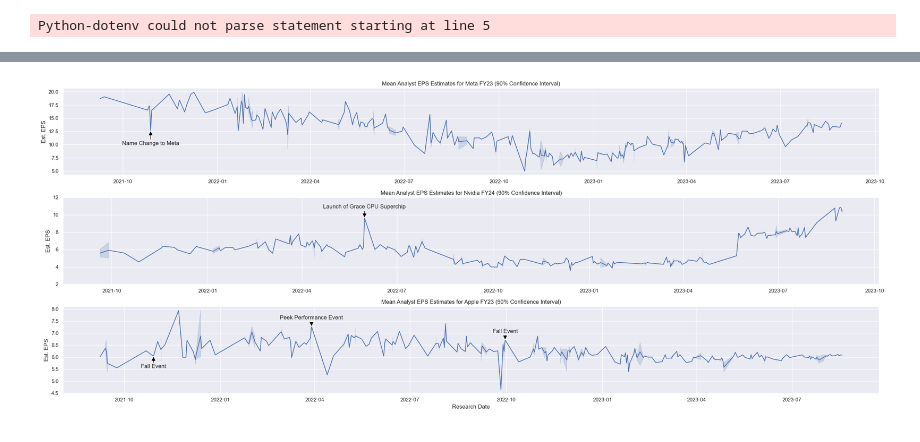
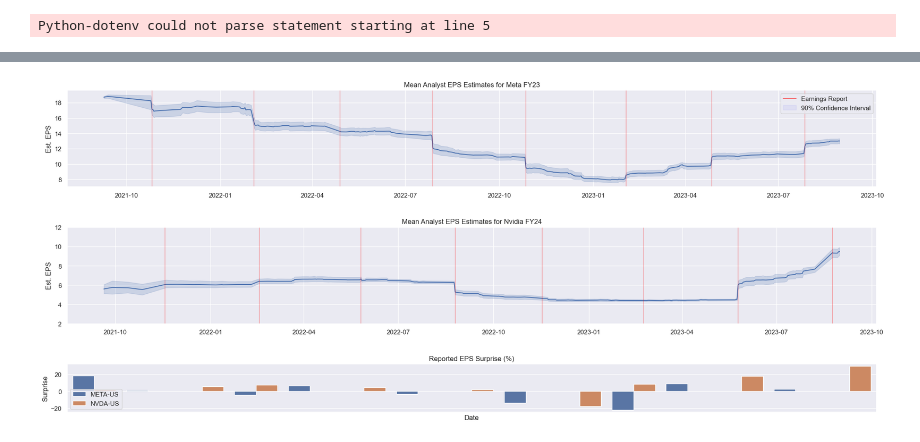
Before and after one commit to nurciuoli/FdsPy, a Jupyter notebook: analysis/Broker Estimates/Broker Estimates - The Mangificant Seven Analysis.ipynb, the cells around one changed output, grey strips where cells are left out. Drawn from its saved outputs; the diff is of its cells as text; code cells hidden in the pictures.

Commit message:
updated charts

```diff
--- a/analysis/Broker Estimates/Broker Estimates - The Mangificant Seven Analysis.ipynb
+++ b/analysis/Broker Estimates/Broker Estimates - The Mangificant Seven Analysis.ipynb
@@ -18,6 +18,8 @@ req = qe.calculate(universe = univ, dates = time_series,formulas = ["FE_BROKER_E
                                            "FE_BROKER_ESTIMATE(SNAP,EPS,PREV_VALUE,ANN,+1,#DATE,,'WIN=31,AWIN=1D,ESTDATE=INPUT')",
                                         "FE_BROKER_ESTIMATE_DATE(SNAP,EPS,INPUTDATETIME,ANN,+1,'YYYYMMDD',#DATE,,'AWIN=1D,ESTDATE=INPUT,WIN=31')",
                                         "FE_BROKER_ESTIMATE(SNAP,EPS,AN_ENTITY_ID,ANN,+1,#DATE,,',AWIN=1D,ESTDATE=INPUT,WIN=31,')",
+                                        "FE_ESTIMATE_DATE(RPT_DATE,,QTR_ROLL,+1,'YYYYMMDD',#DATE,,,'')",
+                                        "FE_SURPRISE(PERCENT,EPS,MEAN,QTR_ROLL,0,#DATE,,,'')",
                                         "P_PRICE_RETURNS(1,20220831,#DATE,RANGE,USD)"],
                                         source = 'FqlExpression',
                                         is_array_return_type=True)
@@ -36,4 +26,5 @@ df.head()
 # %%
+df = req.data.rename(columns={'UNIVERSE':"Ticker"}).set_index("Ticker")
 df= df.rename(columns = {"FE_BROKER_ESTIMATE(SNAP,EPS,BKR_NAME,ANN_ROLL,+1,#DATE,,',AWIN=1D,ESTDATE=INPUT,WIN=31,')":"Broker Name",
                      "FE_BROKER_ESTIMATE(SNAP,EPS,AN_NAME,ANN,+1,#DATE,,'WIN=31,AWIN=1D,ESTDATE=INPUT,')":'Analyst Name',
                     "FE_BROKER_ESTIMATE(SNAP,EPS,EST_VALUE,ANN,+1,#DATE,,'WIN=31,AWIN=1D,ESTDATE=INPUT')":"EST_EPS_FY1",
@@ -41,21 +32,21 @@ df= df.rename(columns = {"FE_BROKER_ESTIMATE(SNAP,EPS,BKR_NAME,ANN_ROLL,+1,#DATE
                     "FE_BROKER_ESTIMATE_DATE(SNAP,EPS,INPUTDATETIME,ANN,+1,'YYYYMMDD',#DATE,,'AWIN=1D,ESTDATE=INPUT,WIN=31')":'Research Date',
                     "FE_BROKER_ESTIMATE(SNAP,EPS,AN_ENTITY_ID,ANN,+1,#DATE,,',AWIN=1D,ESTDATE=INPUT,WIN=31,')":"Analyst ID",
                     "P_PRICE_RETURNS(1,20220831,#DATE,RANGE,USD)":"Cumulative Return",
+                    "FE_ESTIMATE_DATE(RPT_DATE,,QTR_ROLL,+1,'YYYYMMDD',#DATE,,,'')":'Report Date',
+                    "FE_SURPRISE(PERCENT,EPS,MEAN,QTR_ROLL,0,#DATE,,,'')":"Surprise",
                     "DATE":'Date'
                     })
 
-df['Date'] = pd.to_datetime(df['Date'])
-
+df['Date'] = pd.to_datetime(df['Date']).apply(lambda x:x.strftime("%m/%d/%Y"))
 df['Cumulative Return']= df['Cumulative Return'].apply(lambda x:x[0])
-
-import numpy as np
+df['Report Date']= pd.to_datetime(df['Report Date'].apply(lambda x: x[0]))
+df['Surprise']= df['Surprise'].apply(lambda x: x[0]).astype(float)
 df_aapl = pd.concat([df['Analyst ID'].explode().reset_index()[['Ticker','Analyst ID']],df['Broker Name'].explode().reset_index().iloc[:,-1:],df['Analyst Name'].explode().reset_index().iloc[:,-1:],df['EST_EPS_FY1'].explode().reset_index().iloc[:,-1:],df['PREV_EST_EPS_FY1'].explode().reset_index().iloc[:,-1:],df['Research Date'].explode().reset_index().iloc[:,-1:]],axis=1)
 df_aapl['Research Date'] = pd.to_datetime(df_aapl['Research Date'])
 df_aapl = df_aapl.replace('Restricted',np.nan).replace('@NA',np.nan)
-#df_aapl.to_csv('test_audit.csv')
 df_aapl = df_aapl.groupby(['Research Date','Broker Name','Ticker']).agg({'EST_EPS_FY1':'mean'})
 
-df_aapl
+df_aapl.head()
 # %% [output]
 |  |  |  | EST_EPS_FY1 |
 | Research Date | Broker Name | Ticker |  |
@@ -97,61 +81,53 @@ plt.tight_layout()
 # %%
 import matplotlib.pyplot as plt
 import seaborn as sns
+import matplotlib.patches as mpatches
+import matplotlib.lines as mlines
+import matplotlib.dates as mdates
 sns.set_theme(style="darkgrid")
-fig,axs = plt.subplots(3,1,figsize=(25,10))
+fig,axs = plt.subplots(3,1,figsize=(25,10),gridspec_kw={'height_ratios': [2,2, 1]})
+# Create a patch for the 90% confidence interval
+confidence_patch = mpatches.Patch(color='blue', label='90% Confidence Interval',alpha =.05)
+
+# Create a line for the Quarterly Report
+line = mlines.Line2D([], [], color='red', label='Earnings Report',alpha = .5)
+
 
 df_mn = df_aapl.reset_index()[df_aapl.reset_index()['Ticker'].isin(['META-US'])].set_index(['Research Date','Broker Name','Ticker'])
-sns.lineplot(data=df_mn['EST_EPS_FY1'].unstack().ffill(limit = 12).stack().rename('EST_EPS_FY1').reset_index(), x='Research Date', y='EST_EPS_FY1',hue='Ticker', ax=axs[0])
+sns.lineplot(data=df_mn['EST_EPS_FY1'].unstack().unstack().ffill(limit = 45).stack().stack().rename('EST_EPS_FY1').reset_index(), x='Research Date', y='EST_EPS_FY1',hue='Ticker', ax=axs[0])
 
-chosen_date1 = pd.to_datetime('2021-10-28')  # example: the latest date
-chosen_y1 = df_mn.loc[chosen_date1, 'EST_EPS_FY1'].mean()  # example: the mean value on that date
-axs[0].annotate('Name Change to Meta', xy=(chosen_date1, chosen_y1), xytext=(0, -30),
-                textcoords="offset points",ha='center',
-                arrowprops=dict(facecolor='black', headwidth=10, width=2, headlength=10))
+for report_date in list(df.xs('META-US')['Report Date'].unique())[:-1]:
+    axs[0].axvline(report_date, color = 'red', label = 'Quarterly Report',alpha = .25)
 axs[0].set_xlabel('')
-axs[0].set_title('Mean Analyst EPS Estimates for Meta FY23 (90% Confidence Interval)')
+axs[0].set_title('Mean Analyst EPS Estimates for Meta FY23')
 axs[0].get_legend().remove()
 axs[0].set_ylabel('Est. EPS')
+axs[0].legend(handles=[line, confidence_patch])
 #sns.barplot(df_n.iloc[:,1].reset_index(),ax=axs[0],x='Date',y='NVDA-US')
 df_mn = df_aapl.reset_index()[df_aapl.reset_index()['Ticker'].isin(['NVDA-US'])].set_index(['Research Date','Broker Name','Ticker'])
-sns.lineplot(data=df_mn['EST_EPS_FY1'].unstack().ffill(limit = 12).stack().rename('EST_EPS_FY1').reset_index(), x='Research Date', y='EST_EPS_FY1', hue='Ticker', ax=axs[1])
+sns.lineplot(data=df_mn['EST_EPS_FY1'].unstack().unstack().ffill(limit = 45).stack().stack().rename('EST_EPS_FY1').reset_index(), x='Research Date', y='EST_EPS_FY1', hue='Ticker', ax=axs[1])
 
-
-chosen_date2 = pd.to_datetime('2022-05-31')  # example: the latest date
-chosen_y2 = df_mn.loc[chosen_date2, 'EST_EPS_FY1'].mean()  # example: the mean value on that date
-axs[1].annotate('Launch of Grace CPU Superchip', xy=(chosen_date2, chosen_y2), xytext=(0, 20),
-                textcoords="offset points",ha='center',
-                arrowprops=dict(facecolor='black', headwidth=10, width=2, headlength=10))
+for report_date in list(df.xs('NVDA-US')['Report Date'].unique())[:-1]:
+    axs[1].axvline(report_date, color = 'red', label = 'Quarterly Report',alpha = .25)
 axs[1].set_xlabel('')
 axs[1].set_ylim((2,12))
-axs[1].set_title('Mean Analyst EPS Estimates for Nvidia FY24 (90% Confidence Interval)')
+axs[1].set_title('Mean Analyst EPS Estimates for Nvidia FY24')
 axs[1].get_legend().remove()
 axs[1].set_ylabel('Est. EPS')
 
-df_mn = df_aapl.reset_index()[df_aapl.reset_index()['Ticker'].isin(['AAPL-US'])].set_index(['Research Date','Broker Name','Ticker'])
-sns.lineplot(data=df_mn['EST_EPS_FY1'].unstack().ffill(limit = 12).stack().rename('EST_EPS_FY1').reset_index(), x='Research Date', y='EST_EPS_FY1', hue='Ticker', ax=axs[2])
-chosen_date3 = pd.to_datetime('2022-09-30')  # example: the latest date
-chosen_y3 = df_mn.loc[chosen_date3, 'EST_EPS_FY1'].mean()  # example: the mean value on that date
-axs[2].annotate('Fall Event', xy=(chosen_date3, chosen_y3), xytext=(0, 15),
-                textcoords="offset points",ha='center',
-                arrowprops=dict(facecolor='black', headwidth=10, width=2, headlength=10))
+df_temp = df.reset_index()
+df_temp = df_temp[df_temp['Ticker'].isin(['META-US','NVDA-US'])]
+sns.barplot(data=df_temp[['Ticker','Surprise','Date']].drop_duplicates('Surprise'),x='Date',y='Surprise',hue='Ticker',ax=axs[2])
+locator = mdates.MonthLocator()  # every month
+axs[2].xaxis.set_major_locator(locator)
+fmt = mdates.DateFormatter('%b')
+axs[2].xaxis.set_major_formatter(fmt)
+axs[2].set_title('Reported EPS Surprise (%)')
+axs[2].set_xticks([])
+axs[2].legend(loc='lower left')
+plt.subplots_adjust(hspace = 0.5)
+plt.savefig('META_NVIDIA_WITH_SURPRISE.png', format='png', dpi=100)
 
-chosen_date3 = pd.to_datetime('2022-03-29')  # example: the latest date
-chosen_y3 = df_mn.loc[chosen_date3, 'EST_EPS_FY1'].mean()  # example: the mean value on that date
-axs[2].annotate('Peek Performance Event', xy=(chosen_date3, chosen_y3), xytext=(0, 15),
-                textcoords="offset points",ha='center',
-                arrowprops=dict(facecolor='black', headwidth=10, width=2, headlength=10))
-chosen_date3 = pd.to_datetime('2021-10-29')  # example: the latest date
-chosen_y3 = df_mn.loc[chosen_date3, 'EST_EPS_FY1'].mean()  # example: the mean value on that date
-axs[2].annotate('Fall Event', xy=(chosen_date3, chosen_y3), xytext=(0,-25),
-                textcoords="offset points",ha='center',
-                arrowprops=dict(facecolor='black', headwidth=10, width=2, headlength=10))
-axs[2].set_title('Mean Analyst EPS Estimates for Apple FY23 (90% Confidence Interval)')
-axs[2].get_legend().remove()
-axs[2].set_ylabel('Est. EPS')
-# using padding
-fig.tight_layout(pad=5.0)
-plt.savefig('META_NVDA_AAPL_Broker_EPS.png', format='png', dpi=100)
-plt.tight_layout()
+plt.show()
 # %% [output]
-[figure, old version]
+[figure, new version]
```
Also changed, not shown: parts of 3 cells of this notebook, 3 other files.
